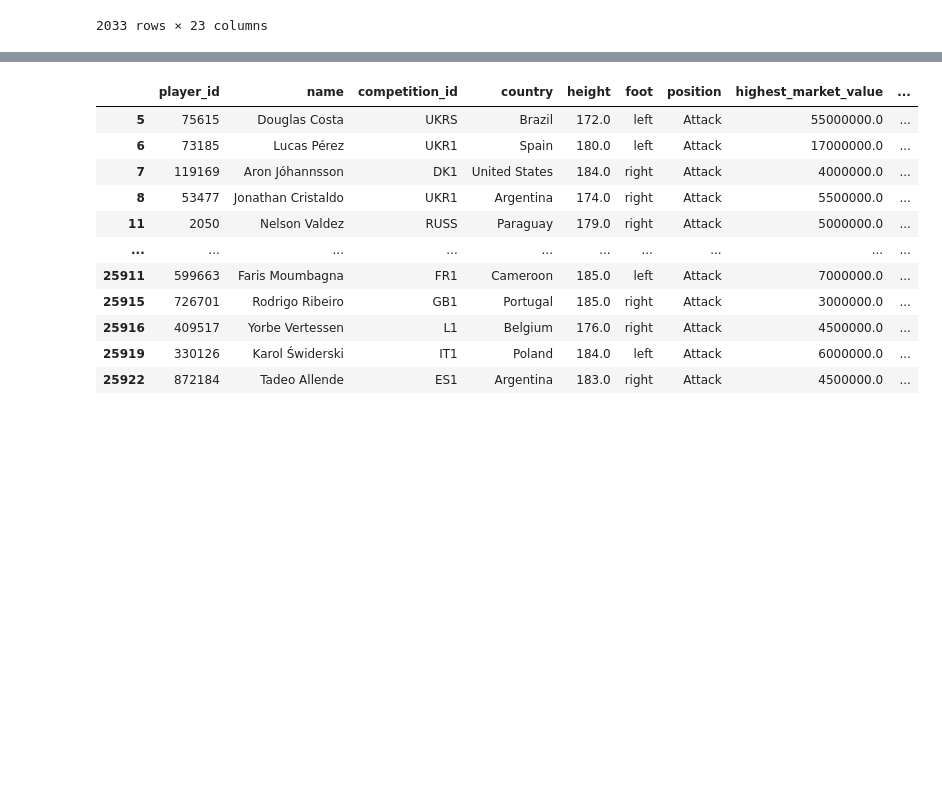
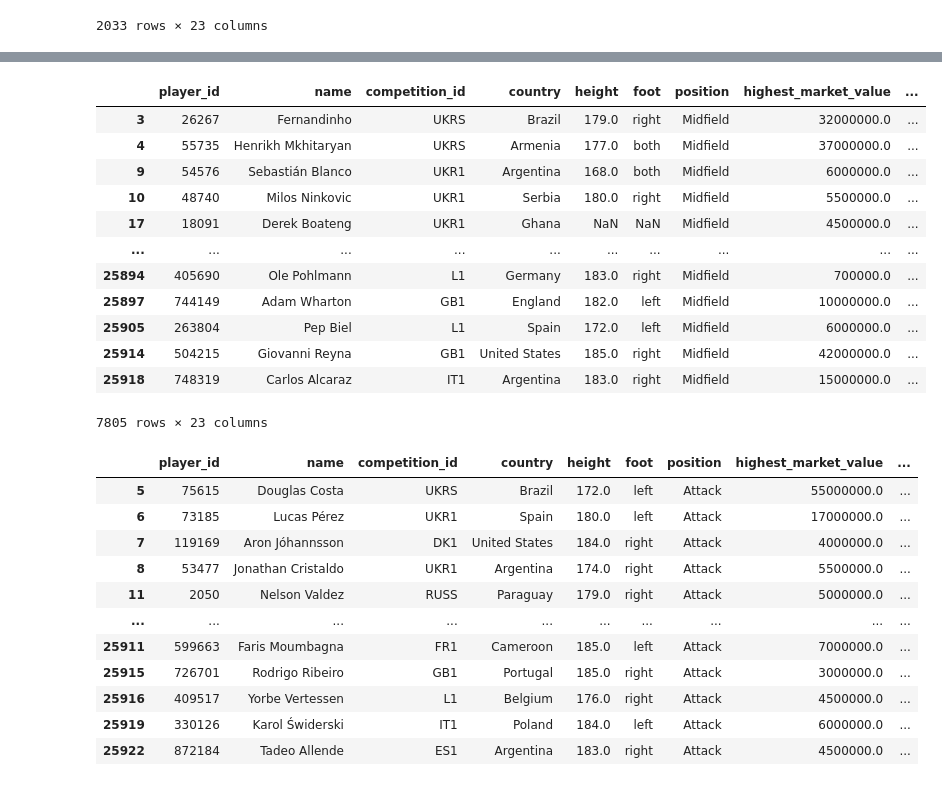
Before and after one commit to camille-sophiie/sports-data, a Jupyter notebook: code/02_Scatterplots_nicole.ipynb, the cells around one changed output, grey strips where cells are left out. Cells and saved outputs as stored; diff of their text form; code cells hidden in the pictures; blank space fills up the shorter version.

```diff
--- a/code/02_Scatterplots_nicole.ipynb
+++ b/code/02_Scatterplots_nicole.ipynb
@@ -52,3 +70,21 @@ goalkeeper_df
+# %%
+# Filter for Midfield
+midfield_df = cleaned_df[cleaned_df['position'] == 'Midfield']
+midfield_df
+# %% [output]
+|  | player_id | name | competition_id | country | height | foot | position | highest_market_value | ... |
+| 3 | 26267 | Fernandinho | UKRS | Brazil | 179.0 | right | Midfield | 32000000.0 | ... |
+| 4 | 55735 | Henrikh Mkhitaryan | UKRS | Armenia | 177.0 | both | Midfield | 37000000.0 | ... |
+| 9 | 54576 | Sebastián Blanco | UKR1 | Argentina | 168.0 | both | Midfield | 6000000.0 | ... |
+| 10 | 48740 | Milos Ninkovic | UKR1 | Serbia | 180.0 | right | Midfield | 5500000.0 | ... |
+| 17 | 18091 | Derek Boateng | UKR1 | Ghana | NaN | NaN | Midfield | 4500000.0 | ... |
+| ... | ... | ... | ... | ... | ... | ... | ... | ... | ... |
+| 25894 | 405690 | Ole Pohlmann | L1 | Germany | 183.0 | right | Midfield | 700000.0 | ... |
+| 25897 | 744149 | Adam Wharton | GB1 | England | 182.0 | left | Midfield | 10000000.0 | ... |
+| 25905 | 263804 | Pep Biel | L1 | Spain | 172.0 | left | Midfield | 6000000.0 | ... |
+| 25914 | 504215 | Giovanni Reyna | GB1 | United States | 185.0 | right | Midfield | 42000000.0 | ... |
+| 25918 | 748319 | Carlos Alcaraz | IT1 | Argentina | 183.0 | right | Midfield | 15000000.0 | ... |
+7805 rows × 23 columns
 # %%
 # Filter for Striker
 striker_df = cleaned_df[cleaned_df['position'] == 'Attack']
```
Also changed, not shown: parts of 3 cells of this notebook, 2 other files.
